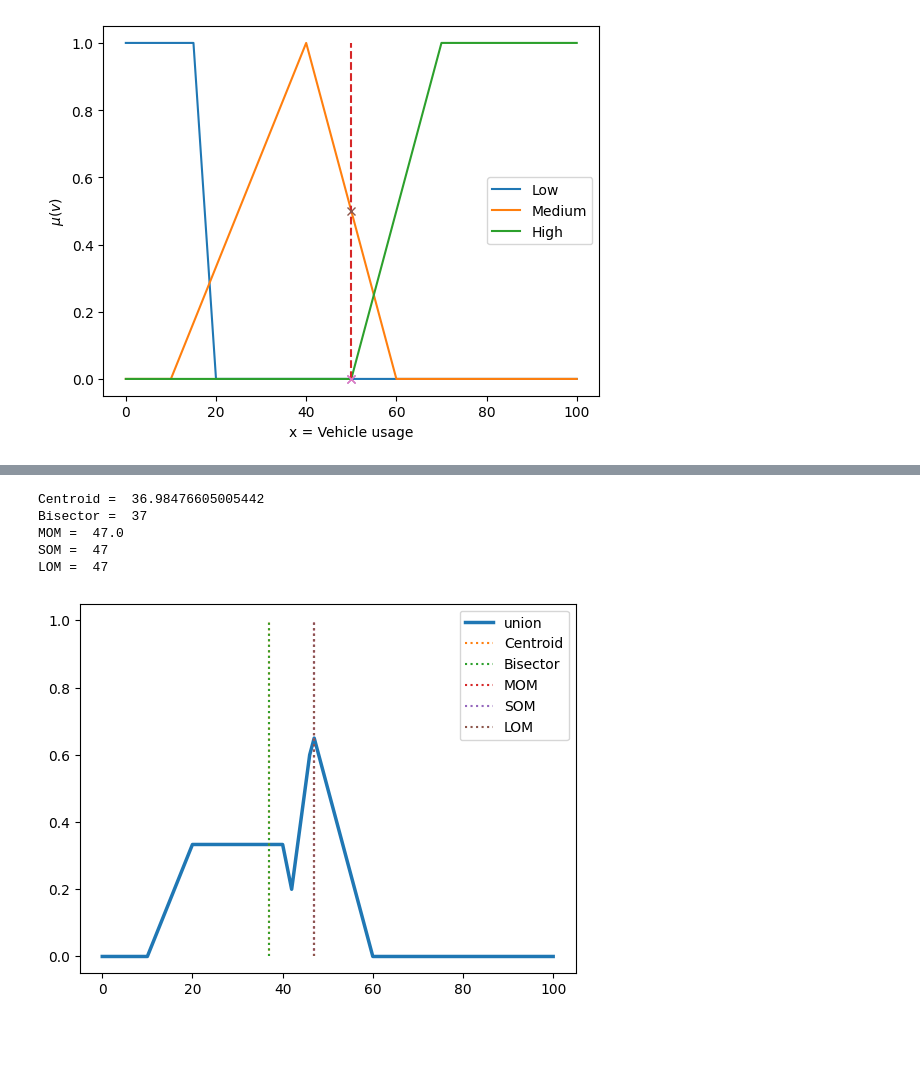
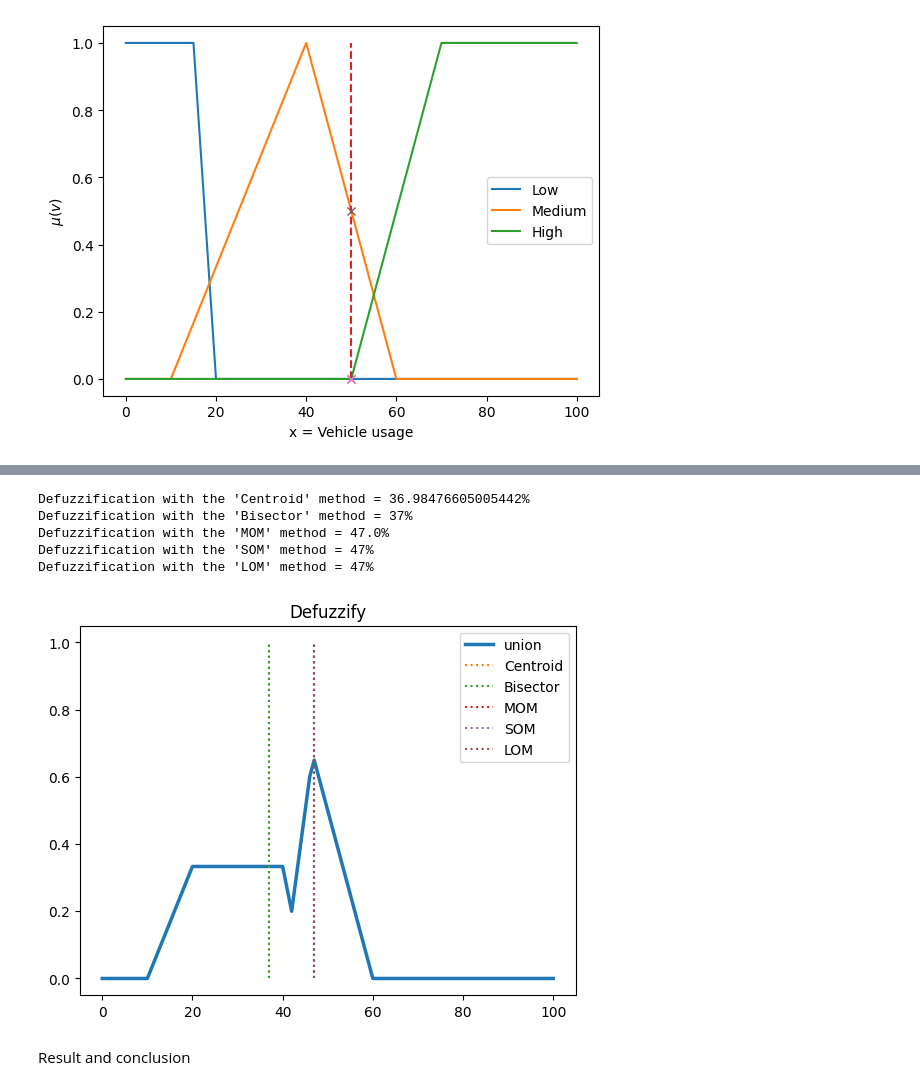
Before and after one commit to TehWeifu/IABD, a Jupyter notebook: ModelosInteligenciaArtificial/Unit02-FuzzyLogic/Challenge2/Challenge2.ipynb, the cells around one changed output, grey strips where cells are left out. Saved outputs shown, nothing was run; the diff lists cells and outputs as text; code cells hidden in the pictures; blank space fills up the shorter version.

```diff
--- a/ModelosInteligenciaArtificial/Unit02-FuzzyLogic/Challenge2/Challenge2.ipynb
+++ b/ModelosInteligenciaArtificial/Unit02-FuzzyLogic/Challenge2/Challenge2.ipynb
@@ -134,5 +135,4 @@ rule_1 = np.fmin(antecedente_1, financial_risk_membership_high)
 # %%
 # RULE 2: "IF the age is adult AND the vehicle usage is medium THEN the financial risk is medium"
-
-antecedente_2 = np.fmin(age_value_grade_membership_adult, vehicle_usage_membership_medium)
-rule_2 = np.fmin(antecedente_2, financial_risk_membership_medium)
+antecedent_2 = np.fmin(age_value_grade_membership_adult, vehicle_usage_membership_medium)
+rule_2 = np.fmin(antecedent_2, financial_risk_membership_medium)
@@ -167,30 +169,34 @@ plt.show()
+# %%
+# Apply defusification given different methods in order to obtain the percent of the financial risk
+defuzz_centroid = defuzz(financial_risk_universe_discourse, union, 'centroid')
+defuzz_bisector = defuzz(financial_risk_universe_discourse, union, 'bisector')
+defuzz_mom = defuzz(financial_risk_universe_discourse, union, 'MOM')
+defuzz_som = defuzz(financial_risk_universe_discourse, union, 'SOM')
+defuzz_lom = defuzz(financial_risk_universe_discourse, union, 'LOM')
+
+print(f"Defuzzification with the 'Centroid' method = {defuzz_centroid}%")
+print(f"Defuzzification with the 'Bisector' method = {defuzz_bisector}%")
+print(f"Defuzzification with the 'MOM' method = {defuzz_mom}%")
+print(f"Defuzzification with the 'SOM' method = {defuzz_som}%")
+print(f"Defuzzification with the 'LOM' method = {defuzz_lom}%")
+# %% [output]
+Defuzzification with the 'Centroid' method = 36.98476605005442%
+Defuzzification with the 'Bisector' method = 37%
+Defuzzification with the 'MOM' method = 47.0%
+Defuzzification with the 'SOM' method = 47%
+Defuzzification with the 'LOM' method = 47%
 # %%
-# Apply defusification given different methods in order to obtain the percent of the financial risk
-centroid_defuzz = defuzz(financial_risk_universe_discourse, union, 'centroid')
-bisector_defuzz = defuzz(financial_risk_universe_discourse, union, 'bisector')
-mom_defuzz = defuzz(financial_risk_universe_discourse, union, 'MOM')
-som_defuzz = defuzz(financial_risk_universe_discourse, union, 'SOM')
-lom_defuzz = defuzz(financial_risk_universe_discourse, union, 'LOM')
-
-print('Centroid = ', centroid_defuzz)
-print('Bisector = ', bisector_defuzz)
-print('MOM = ', mom_defuzz)
-print('SOM = ', som_defuzz)
-print('LOM = ', lom_defuzz)
-
 # Graph representation to compare what is the result of applying each method
 plt.plot(financial_risk_universe_discourse, union, linewidth=2.5, linestyle="-", label="union")
-plt.plot([centroid_defuzz, centroid_defuzz], [0, 1], linestyle=":", label="Centroid")
-plt.plot([bisector_defuzz, bisector_defuzz], [0, 1], linestyle=":", label="Bisector")
-plt.plot([mom_defuzz, mom_defuzz], [0, 1], linestyle=":", label="MOM")
-plt.plot([som_defuzz, som_defuzz], [0, 1], linestyle=":", label="SOM")
-plt.plot([lom_defuzz, lom_defuzz], [0, 1], linestyle=":", label="LOM")
+plt.plot([defuzz_centroid, defuzz_centroid], [0, 1], linestyle=":", label="Centroid")
+plt.plot([defuzz_bisector, defuzz_bisector], [0, 1], linestyle=":", label="Bisector")
+plt.plot([defuzz_mom, defuzz_mom], [0, 1], linestyle=":", label="MOM")
+plt.plot([defuzz_som, defuzz_som], [0, 1], linestyle=":", label="SOM")
+plt.plot([defuzz_lom, defuzz_lom], [0, 1], linestyle=":", label="LOM")
+plt.title("Defuzzify")
 plt.legend(loc='best')
 plt.show()
 # %% [output]
-Centroid =  36.98476605005442
-Bisector =  37
-MOM =  47.0
-SOM =  47
-LOM =  47
-[figure, old version]
+[figure, new version]
+# %% [markdown]
+Result and conclusion
```
Also changed, not shown: parts of 4 cells of this notebook, 2 other files.
